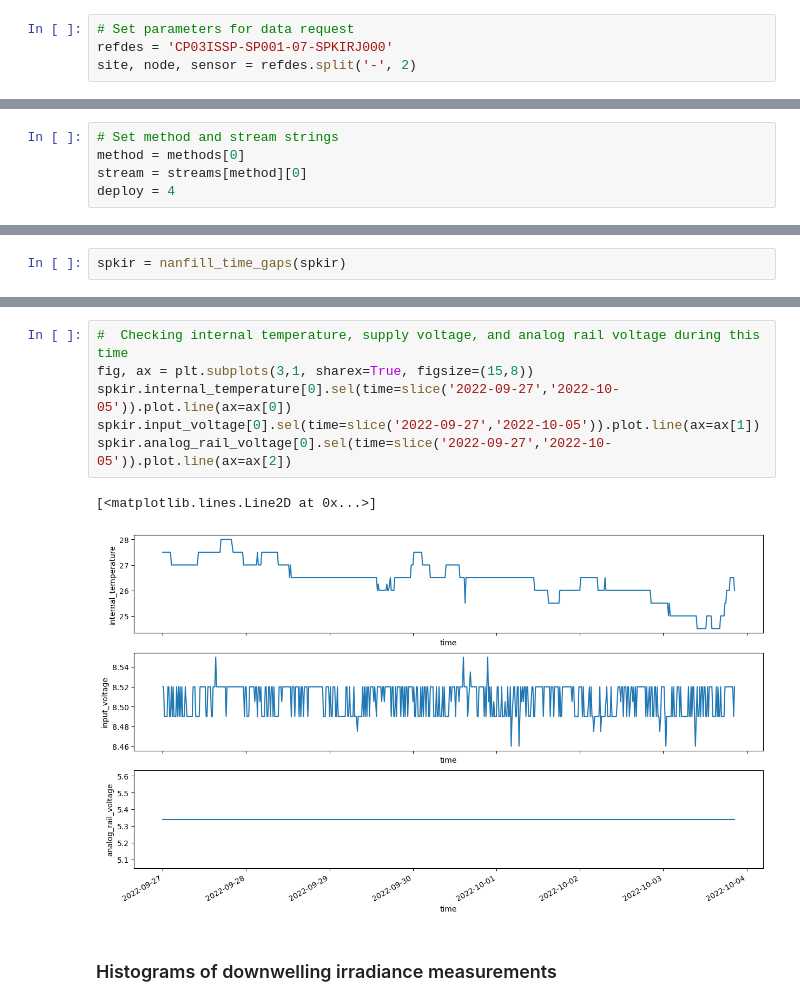
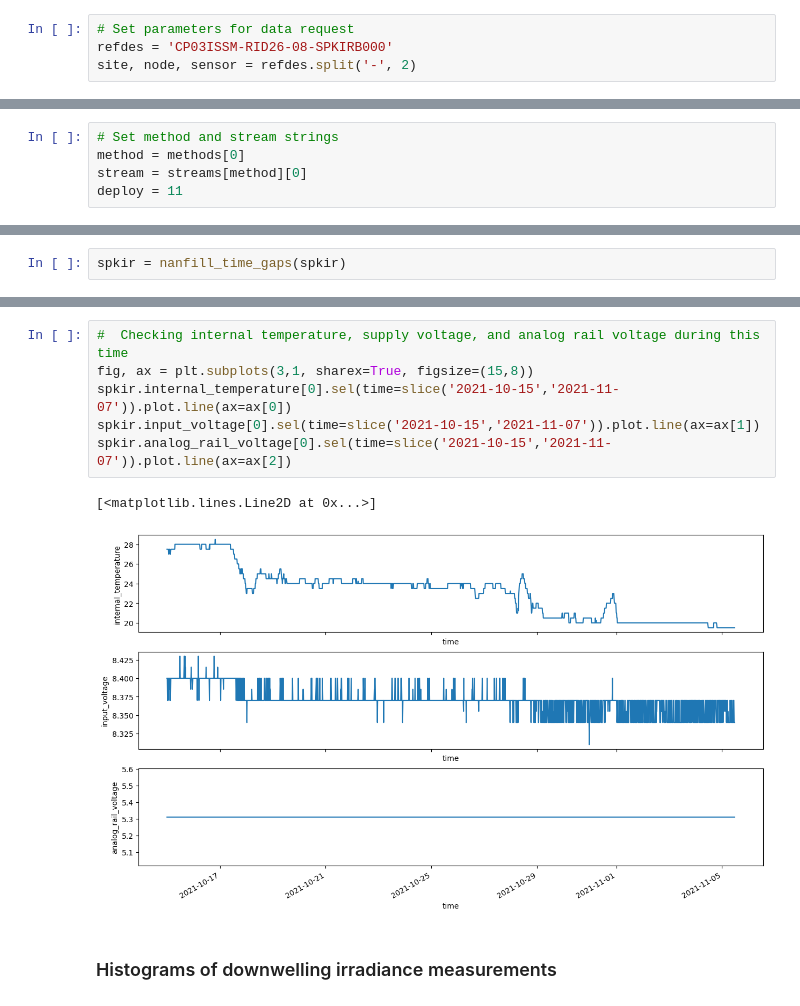
Before and after one commit to cooleyky/qartod_testing, a Jupyter notebook: notebooks/11-Deep-dive-CP01CNSM-RID26-08-SPKIRB000.ipynb, the cells around one changed output, grey strips where cells are left out. Saved outputs shown, nothing was run; the diff lists cells and outputs as text.

```diff
--- a/notebooks/11-Deep-dive-CP01CNSM-RID26-08-SPKIRB000.ipynb
+++ b/notebooks/11-Deep-dive-CP01CNSM-RID26-08-SPKIRB000.ipynb
@@ -23,7 +23,7 @@ from ooinet import M2M # not sure if importing just M2M is correct/whether there
 from qartod_testing.plotting import nanfill_time_gaps
 # %%
 # Set parameters for data request
-refdes = 'CP03ISSP-SP001-07-SPKIRJ000'
+refdes = 'CP03ISSM-RID26-08-SPKIRB000'
 site, node, sensor = refdes.split('-', 2)
 # %%
 # Create dict of methods and associated data streams
@@ -75,7 +96,7 @@ The `for` loop above that retrieves the available streams for a given method tel
 # Set method and stream strings
 method = methods[0]
 stream = streams[method][0]
-deploy = 4
+deploy = 11
 # %%
 # load data from the local kdata directory
 spkir = load_kdata(site, node, sensor, method, stream, ('*deployment%04d*SPKIR*.nc' % deploy))
@@ -153,12 +173,12 @@ plt.legend()
 # %%
 #  Checking internal temperature, supply voltage, and analog rail voltage during this time
 fig, ax = plt.subplots(3,1, sharex=True, figsize=(15,8))
-spkir.internal_temperature[0].sel(time=slice('2022-09-27','2022-10-05')).plot.line(ax=ax[0])
-spkir.input_voltage[0].sel(time=slice('2022-09-27','2022-10-05')).plot.line(ax=ax[1])
-spkir.analog_rail_voltage[0].sel(time=slice('2022-09-27','2022-10-05')).plot.line(ax=ax[2])
+spkir.internal_temperature[0].sel(time=slice('2021-10-15','2021-11-07')).plot.line(ax=ax[0])
+spkir.input_voltage[0].sel(time=slice('2021-10-15','2021-11-07')).plot.line(ax=ax[1])
+spkir.analog_rail_voltage[0].sel(time=slice('2021-10-15','2021-11-07')).plot.line(ax=ax[2])
 # %% [output]
 [<matplotlib.lines.Line2D at 0x...>]
-[figure, old version]
+[figure, new version]
 # %% [markdown]
 ### Histograms of downwelling irradiance measurements
 # %%
```
Also changed, not shown: parts of 19 cells of this notebook.
